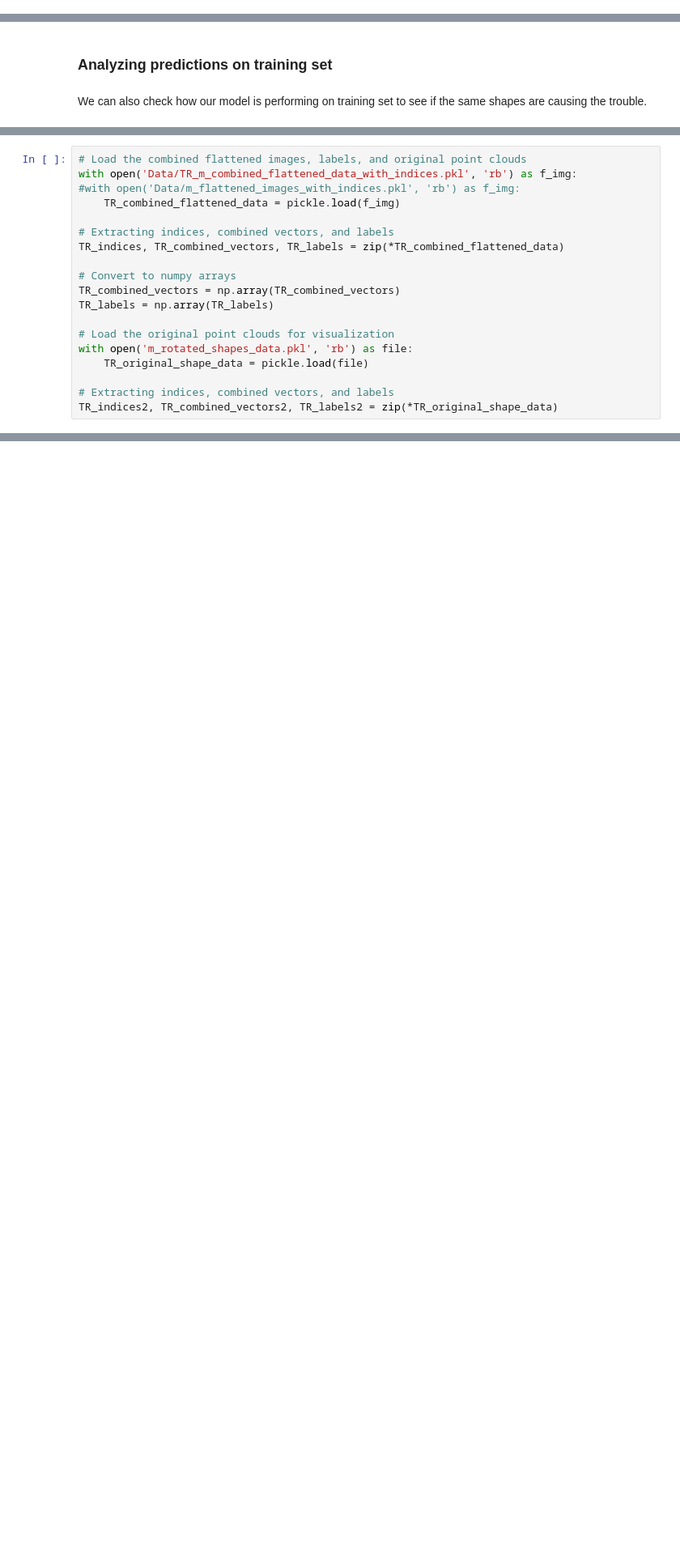
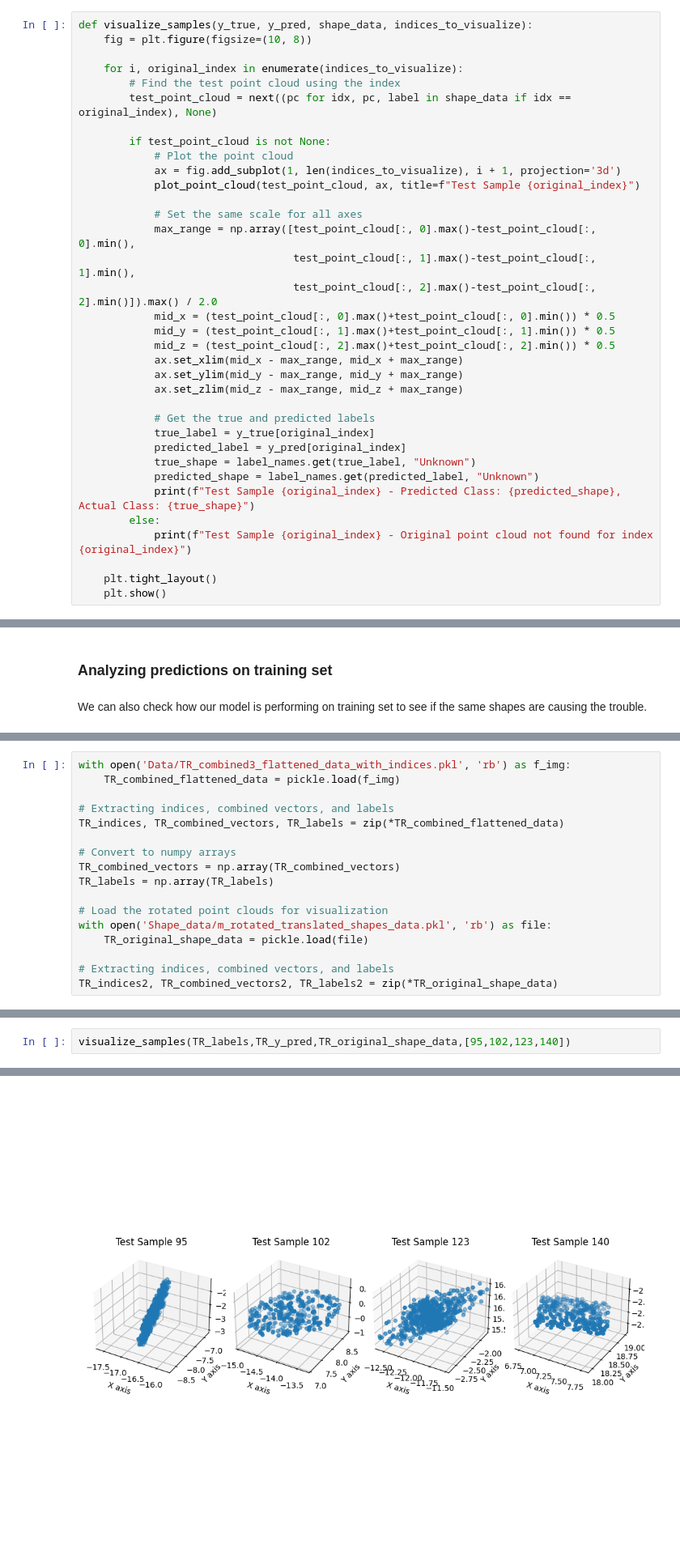
Before and after one commit to anajulijapreseren/TDA-shape_detection, a Jupyter notebook: svm.ipynb, the cells around one changed output, grey strips where cells are left out. Shown: that part at 81% size. Cells and saved outputs as stored; diff of their text form; blank space fills up the shorter version.

```diff
--- a/svm.ipynb
+++ b/svm.ipynb
@@ -116,0 +172,35 @@ Best Score: 0.9102766798418973
+# %%
+def visualize_samples(y_true, y_pred, shape_data, indices_to_visualize):
+    fig = plt.figure(figsize=(10, 8))
+
+    for i, original_index in enumerate(indices_to_visualize):
+        # Find the test point cloud using the index
+        test_point_cloud = next((pc for idx, pc, label in shape_data if idx == original_index), None)
+
+        if test_point_cloud is not None:
+            # Plot the point cloud
+            ax = fig.add_subplot(1, len(indices_to_visualize), i + 1, projection='3d')
+            plot_point_cloud(test_point_cloud, ax, title=f"Test Sample {original_index}")
+
+            # Set the same scale for all axes
+            max_range = np.array([test_point_cloud[:, 0].max()-test_point_cloud[:, 0].min(),
+                                  test_point_cloud[:, 1].max()-test_point_cloud[:, 1].min(),
+                                  test_point_cloud[:, 2].max()-test_point_cloud[:, 2].min()]).max() / 2.0
+            mid_x = (test_point_cloud[:, 0].max()+test_point_cloud[:, 0].min()) * 0.5
+            mid_y = (test_point_cloud[:, 1].max()+test_point_cloud[:, 1].min()) * 0.5
+            mid_z = (test_point_cloud[:, 2].max()+test_point_cloud[:, 2].min()) * 0.5
+            ax.set_xlim(mid_x - max_range, mid_x + max_range)
+            ax.set_ylim(mid_y - max_range, mid_y + max_range)
+            ax.set_zlim(mid_z - max_range, mid_z + max_range)
+
+            # Get the true and predicted labels
+            true_label = y_true[original_index]
+            predicted_label = y_pred[original_index]
+            true_shape = label_names.get(true_label, "Unknown")
+            predicted_shape = label_names.get(predicted_label, "Unknown")
+            print(f"Test Sample {original_index} - Predicted Class: {predicted_shape}, Actual Class: {true_shape}")
+        else:
+            print(f"Test Sample {original_index} - Original point cloud not found for index {original_index}")
+
+    plt.tight_layout()
+    plt.show()
@@ -391,7 +356,5 @@ plot_interactive_point_cloud(94, original_shape_data)  # Replace 5 with the inde
 # %%
-# Load the combined flattened images, labels, and original point clouds
-with open('Data/TR_m_combined_flattened_data_with_indices.pkl', 'rb') as f_img:
-#with open('Data/m_flattened_images_with_indices.pkl', 'rb') as f_img:
+with open('Data/TR_combined3_flattened_data_with_indices.pkl', 'rb') as f_img:
     TR_combined_flattened_data = pickle.load(f_img)
 
 # Extracting indices, combined vectors, and labels
@@ -401,8 +364,8 @@ TR_indices, TR_combined_vectors, TR_labels = zip(*TR_combined_flattened_data)
 TR_combined_vectors = np.array(TR_combined_vectors)
 TR_labels = np.array(TR_labels)
 
-# Load the original point clouds for visualization
-with open('m_rotated_shapes_data.pkl', 'rb') as file:
+# Load the rotated point clouds for visualization
+with open('Shape_data/m_rotated_translated_shapes_data.pkl', 'rb') as file:
     TR_original_shape_data = pickle.load(file)
 
 # Extracting indices, combined vectors, and labels
@@ -419,0 +415,3 @@ Accuracy: 0.89
+# %%
+visualize_samples(TR_labels,TR_y_pred,TR_original_shape_data,[95,102,123,140])
+# %% [output]
@@ -419,0 +422 @@ Accuracy: 0.89
+[figure, added]
```
Also changed, not shown: parts of 56 cells of this notebook, 22 other files.
